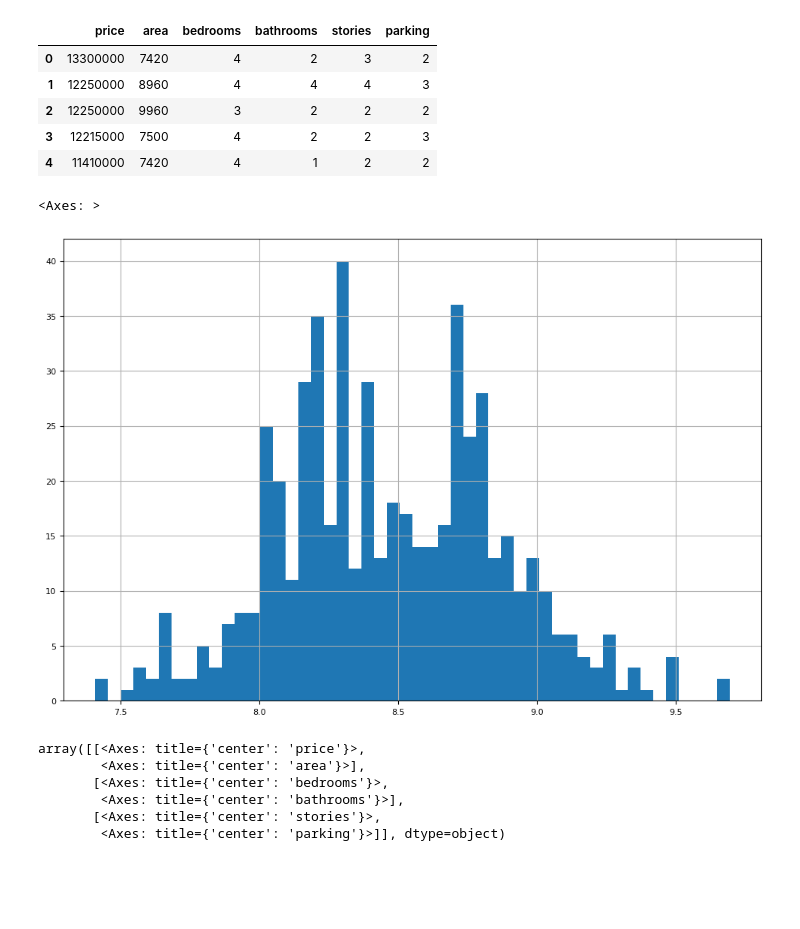
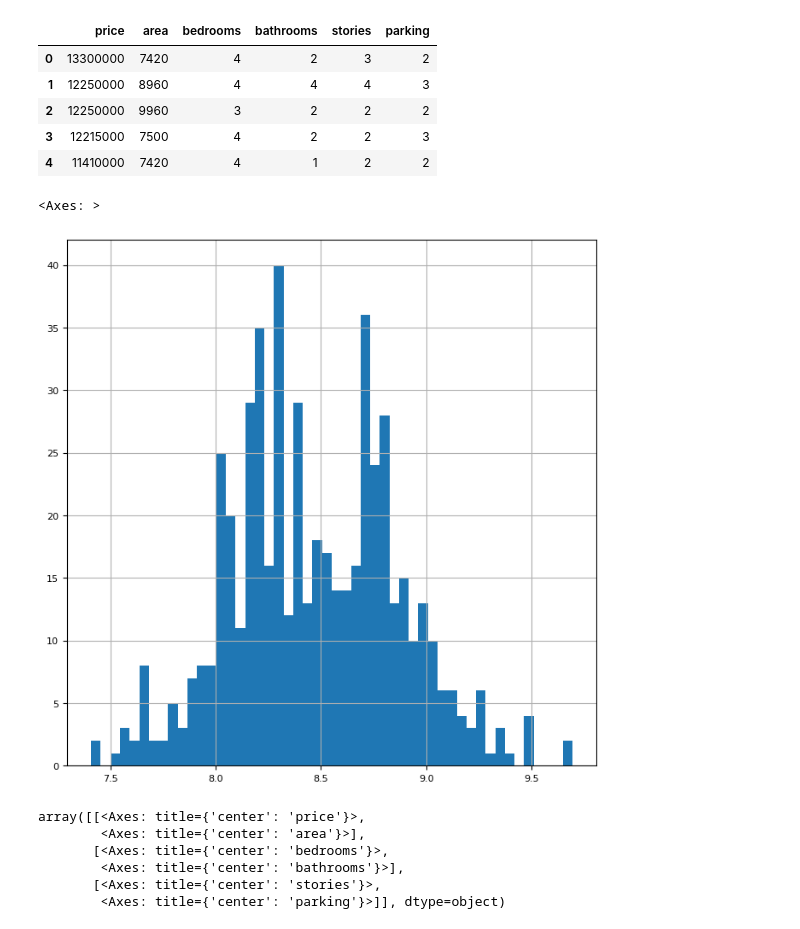
Before and after one commit to taos15/house_sale_prediction, a Jupyter notebook: notebooks/main_notebook.ipynb, the cells around one changed output. Cells and saved outputs as stored; diff of their text form; code cells hidden in the pictures; blank space fills up the shorter version.

```diff
--- a/notebooks/main_notebook.ipynb
+++ b/notebooks/main_notebook.ipynb
@@ -126,10 +123,11 @@ num_data.head()
 # %%
 log_num_data =  num_data["area"].apply(lambda x: np.log(x))
 
-log_num_data.hist(figsize=(12,8), bins=50, xlabelsize=8, ylabelsize=8)
+log_num_data.hist(figsize=(8,8), bins=50, xlabelsize=8, ylabelsize=8)
+# num_data["area"] = log_num_data # uncomment to use the log of the area instead of the area data
 # %% [output]
 <Axes: >
-[figure, old version]
+[figure, new version]
 # %%
 # numeric features distribution
 
```
Also changed, not shown: parts of 5 cells of this notebook, 5 other files.
